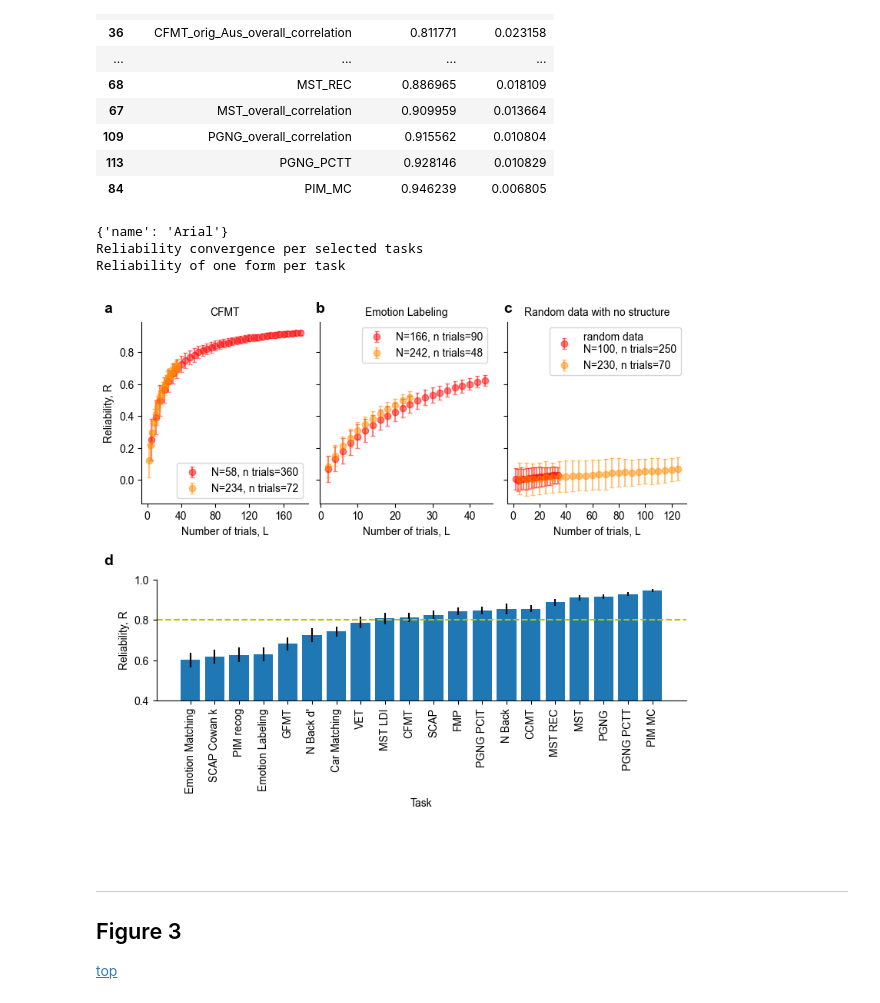
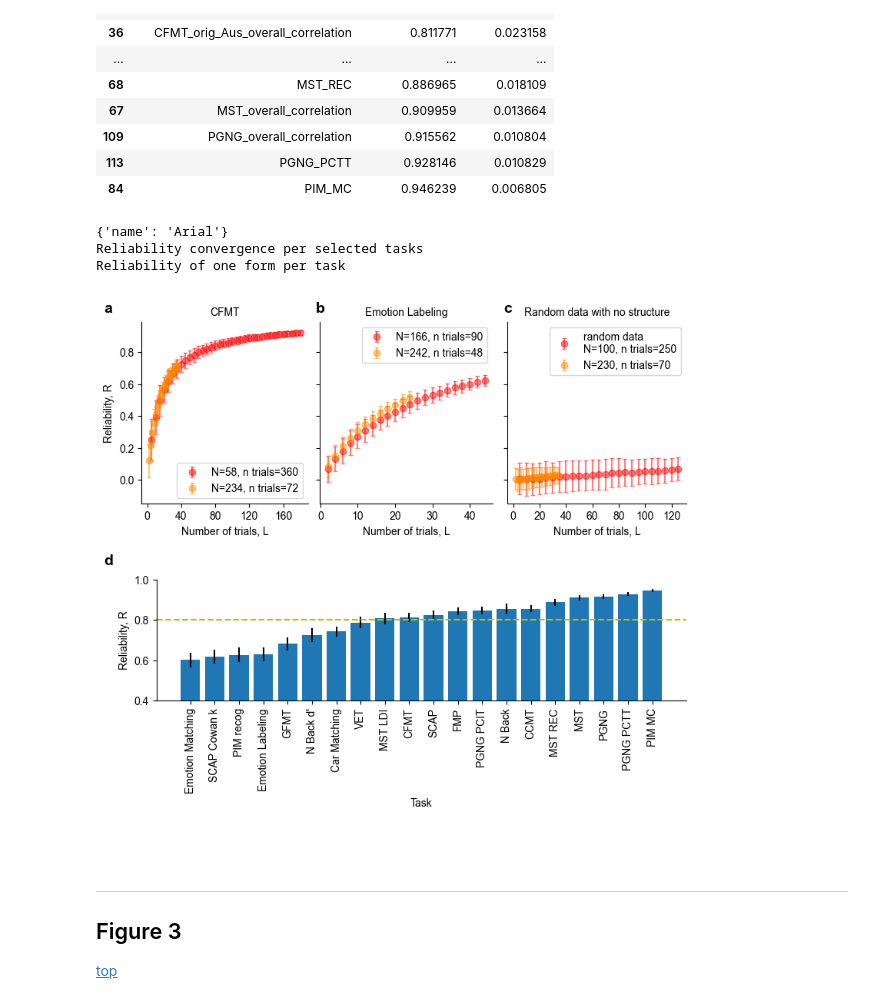
Before and after one commit to jankaWIS/reliability-paper, a Jupyter notebook: Figures/Figures-CanD.ipynb, the cells around one changed output. Cells and saved outputs as stored; diff of their text form; code cells hidden in the pictures.

Commit message:
bug fix: order of plotting in Fig 2c

```diff
--- a/Figures/Figures-CanD.ipynb
+++ b/Figures/Figures-CanD.ipynb
@@ -383,7 +383,7 @@ for (i,file), task in zip(enumerate(selected_files), tasks):
 for (i,file), task in zip(enumerate(second_selected_files), tasks):
     plot_figure_convergent_tasks_bigN(file, task, c.axes[task])
 
-for n, a, a_std, bigN, colour in zip([n_trials_list, n_trials_list_n],[y_sim, y_sim_n], [y_std, y_std_n], [False, True], ['r', colour_bigN]):
+for n, a, a_std, bigN, colour in zip([n_trials_list_n, n_trials_list],[y_sim_n, y_sim], [y_std_n, y_std], [False, True], ['r', colour_bigN]):
     plot_figure_convergent_tasks_random(n, a, a_std, c.axes['rand'], bigN, colour=colour, N=N, N_n=N_n, total_n_trials=total_n_trials, total_n_trials_n=total_n_trials_n)
 
 for tsk in ["CFMT","emotion_labelling", "rand"]:
@@ -391,34 +391,34 @@ for tsk in ["CFMT","emotion_labelling", "rand"]:
 
 
 # go by 20 on the x-axis
 c.axes['CFMT'].xaxis.set_major_locator(ticker.MultipleLocator(40))
 c.axes['emotion_labelling'].xaxis.set_major_locator(ticker.MultipleLocator(10))
 c.axes['rand'].xaxis.set_major_locator(ticker.MultipleLocator(20))
 
 # share axes
 for tsk in ["emotion_labelling", "rand"]:
     sharey_name(tsk, "CFMT")
 
 # spelling
 c.axes['emotion_labelling'].set_title(c.axes['emotion_labelling'].get_title().replace('ll','l').title()) # .title() for capitalisation
 
 ### plot bottom row
 plot_reliability_hist_per_task(tmp, c.axes['reliability'])
 update_ticks(c.axes['reliability'])
 
 c.axes['reliability'].set_ylim(0.4,1)
 c.axes['reliability'].axhline(0.8, linestyle='--', c='y')
 
 # c.debug_grid(Vector(0.5,0.5,"cm"))
 c.show()
 #
 c.save(os.path.join(path_figures, "Fig2", 'Figure_2.png'), dpi=300)#, bbox_inches="tight")
 c.save(os.path.join(path_figures, "Fig2", 'Figure_2.pdf'), dpi=300)#, bbox_inches="tight")
 # %% [output]
 {'name': 'Arial'}
 Reliability convergence per selected tasks
 Reliability of one form per task
-[figure, old version]
+[figure, new version]
 # %% [markdown]
 ---
 
```
Also changed, not shown: parts of 1 cell of this notebook, 2 other files.
